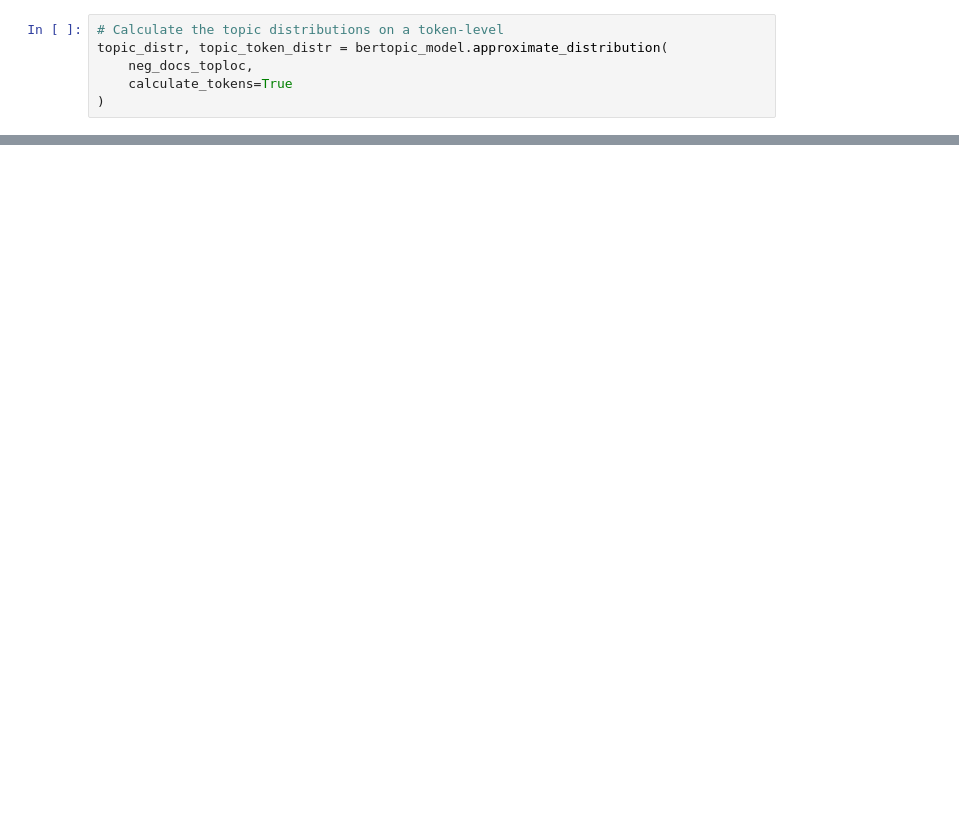
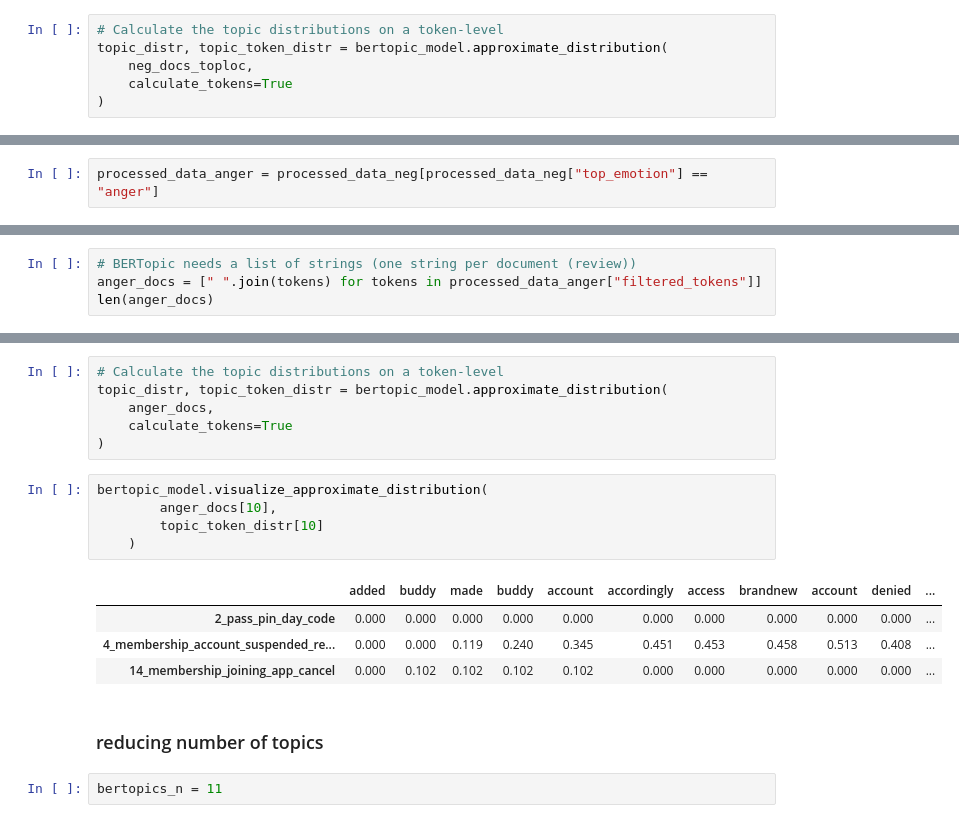
Before and after one commit to dyarparvar/NLP-and-Topic-Modelling-of-Customer-Reviews, a Jupyter notebook: Yarparvar_Darya_CAM_DS_C301_Topic_project_4_1.ipynb, the cells around one changed output, grey strips where cells are left out. Saved outputs shown, nothing was run; the diff lists cells and outputs as text; blank space fills up the shorter version.

```diff
--- a/Yarparvar_Darya_CAM_DS_C301_Topic_project_4_1.ipynb
+++ b/Yarparvar_Darya_CAM_DS_C301_Topic_project_4_1.ipynb
@@ -2079,0 +2054,2 @@ bertopic_model.visualize_approximate_distribution(
+# %%
+processed_data_anger = processed_data_neg[processed_data_neg["top_emotion"] == "anger"]
@@ -2079,0 +2059,4 @@ bertopic_model.visualize_approximate_distribution(
+# %%
+# BERTopic needs a list of strings (one string per document (review))
+anger_docs = [" ".join(tokens) for tokens in processed_data_anger["filtered_tokens"]]
+len(anger_docs)
@@ -2079,0 +2175,20 @@ bertopic_model.visualize_approximate_distribution(
+# %%
+# Calculate the topic distributions on a token-level
+topic_distr, topic_token_distr = bertopic_model.approximate_distribution(
+    anger_docs,
+    calculate_tokens=True
+)
+# %%
+bertopic_model.visualize_approximate_distribution(
+        anger_docs[10],
+        topic_token_distr[10]
+    )
+# %% [output]
+|  | added | buddy | made | buddy | account | accordingly | access | brandnew | account | denied | ... |
+| 2_pass_pin_day_code | 0.000 | 0.000 | 0.000 | 0.000 | 0.000 | 0.000 | 0.000 | 0.000 | 0.000 | 0.000 | ... |
+| 4_membership_account_suspended_re... | 0.000 | 0.000 | 0.119 | 0.240 | 0.345 | 0.451 | 0.453 | 0.458 | 0.513 | 0.408 | ... |
+| 14_membership_joining_app_cancel | 0.000 | 0.102 | 0.102 | 0.102 | 0.102 | 0.000 | 0.000 | 0.000 | 0.000 | 0.000 | ... |
+# %% [markdown]
+### reducing number of topics
+# %%
+bertopics_n = 11
```
Also changed, not shown: parts of 118 cells of this notebook.
